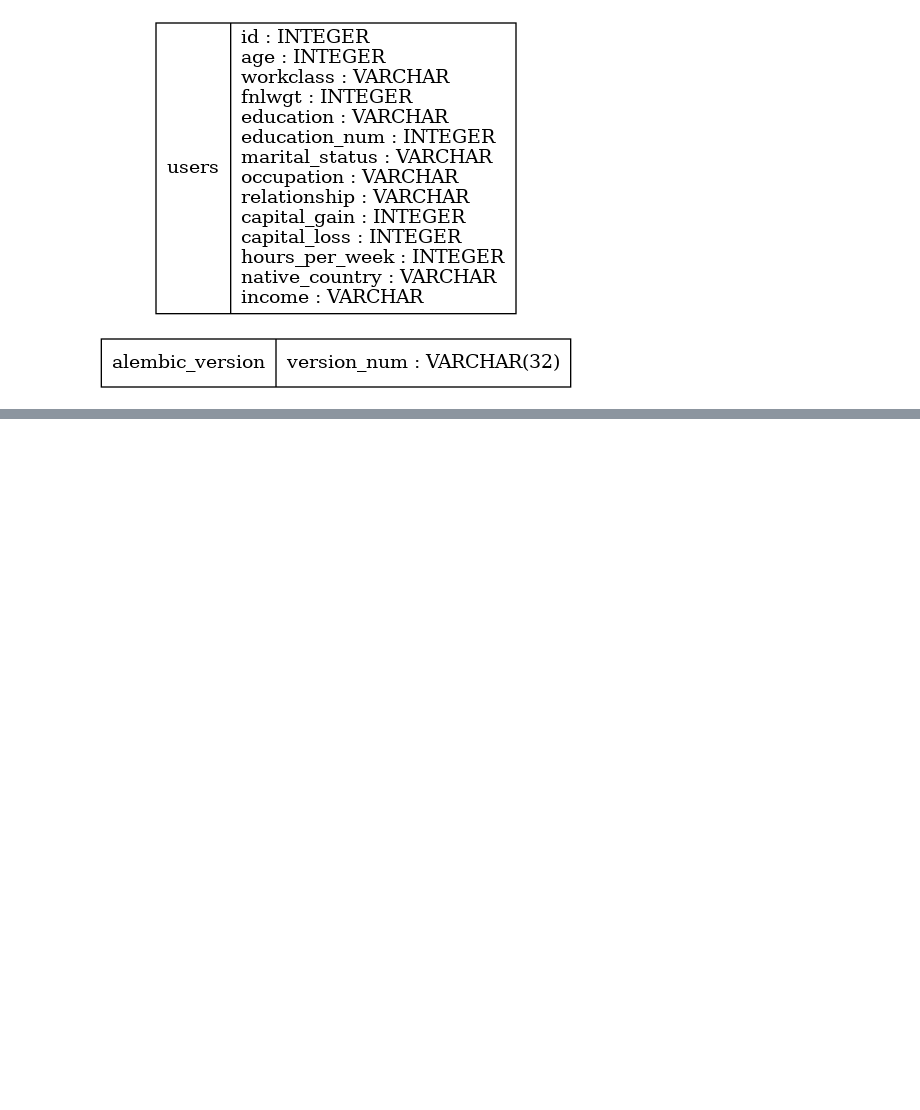
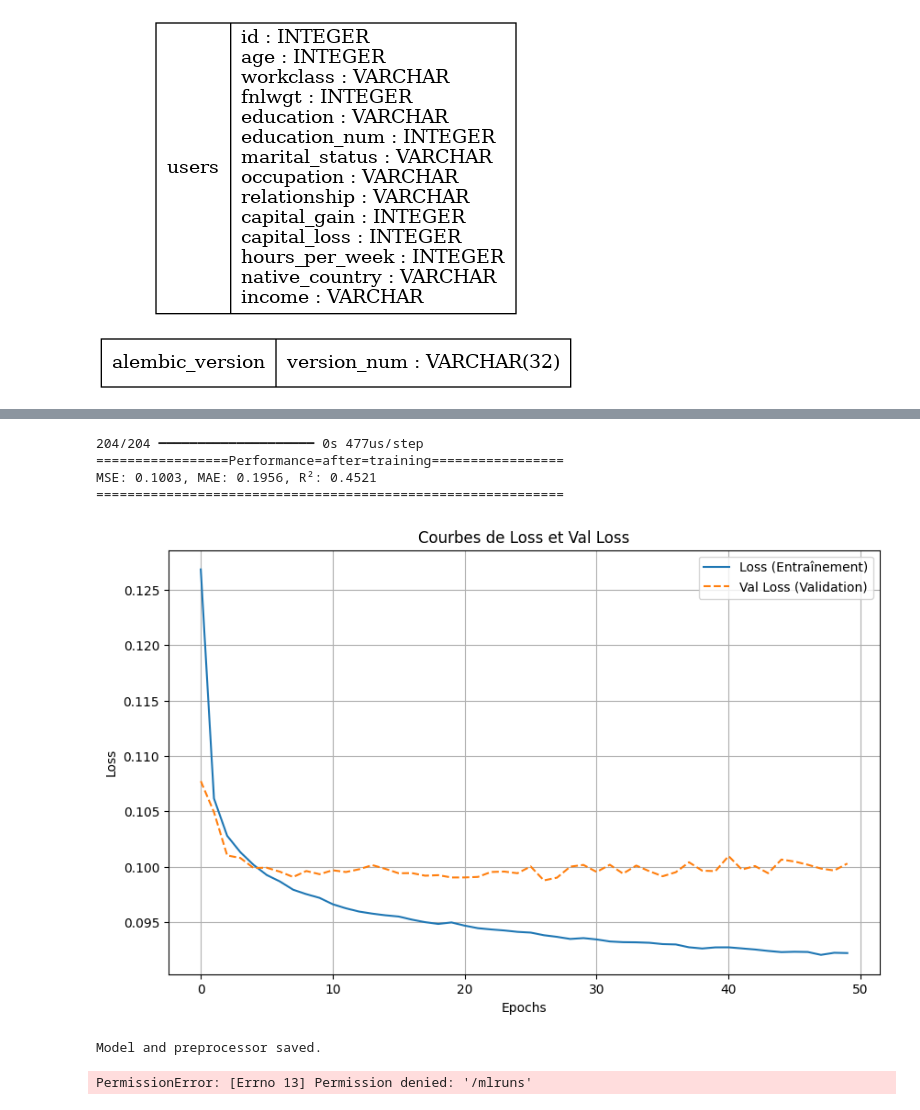
Before and after one commit to ThomasHtn/scalable_model, a Jupyter notebook: notebook.ipynb, the cells around one changed output, grey strips where cells are left out. Drawn from its saved outputs; the diff is of its cells as text; code cells hidden in the pictures; blank space fills up the shorter version.

```diff
--- a/notebook.ipynb
+++ b/notebook.ipynb
@@ -71,0 +159,25 @@ else:
+# %%
+from api.training.train import simple_model_train
+
+numerical_cols = [
+    "id",
+    "age",
+    "fnlwgt",
+    "education_num",
+    "capital_gain",
+    "capital_loss",
+    "hours_per_week",
+]
+categorical_cols = [
+    "workclass",
+    "education",
+    "marital_status",
+    "occupation",
+    "relationship",
+    "native_country",
+]
+
+predict_col = "income"
+
+simple_model_train(numerical_cols, categorical_cols, predict_col)
+# %% [output]
@@ -71,0 +186,7 @@ else:
+204/204 ━━━━━━━━━━━━━━━━━━━━ 0s 477us/step
+=================Performance=after=training=================
+MSE: 0.1003, MAE: 0.1956, R²: 0.4521
+============================================================
+[figure, added]
+Model and preprocessor saved.
+PermissionError: [Errno 13] Permission denied: '/mlruns'
```
Also changed, not shown: parts of 7 cells of this notebook, 17 other files.
